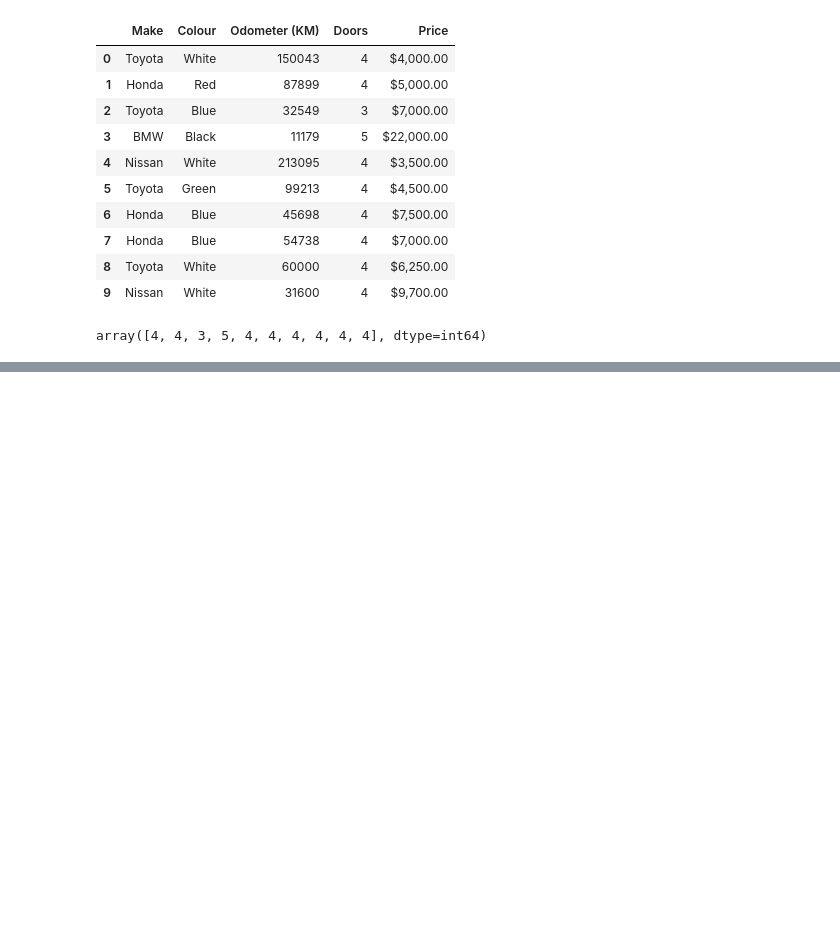
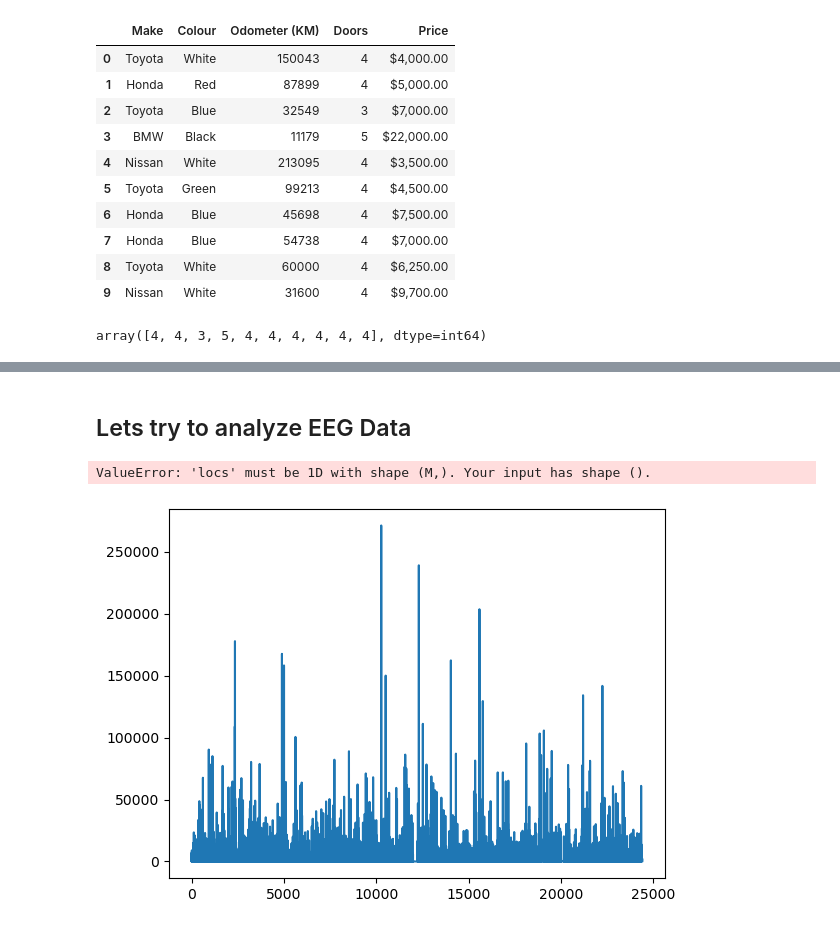
Before and after one commit to Dhyanesh-Panchal/PY-libraries-for-ML, a Jupyter notebook: Numpy Tuts.ipynb, the cells around one changed output, grey strips where cells are left out. Drawn from its saved outputs; the diff is of its cells as text; code cells hidden in the pictures; blank space fills up the shorter version.

Commit message:
PLoted an EEG Data

```diff
--- a/Numpy Tuts.ipynb
+++ b/Numpy Tuts.ipynb
@@ -82,0 +86,8 @@ AttributeError: 'numpy.ndarray' object has no attribute 'plot'
+# %% [markdown]
+## Lets try to analyze EEG Data
+# %%
+Data1 = pd.read_csv('./sample_data/Supplemental_Data_Raw_Genecounts.csv')
+Data1['A1.1.1'].plot(xticks=10)
+# %% [output]
+ValueError: 'locs' must be 1D with shape (M,). Your input has shape ().
+[figure, added]
```
Also changed, not shown: parts of 1 cell of this notebook, 1 other file.
